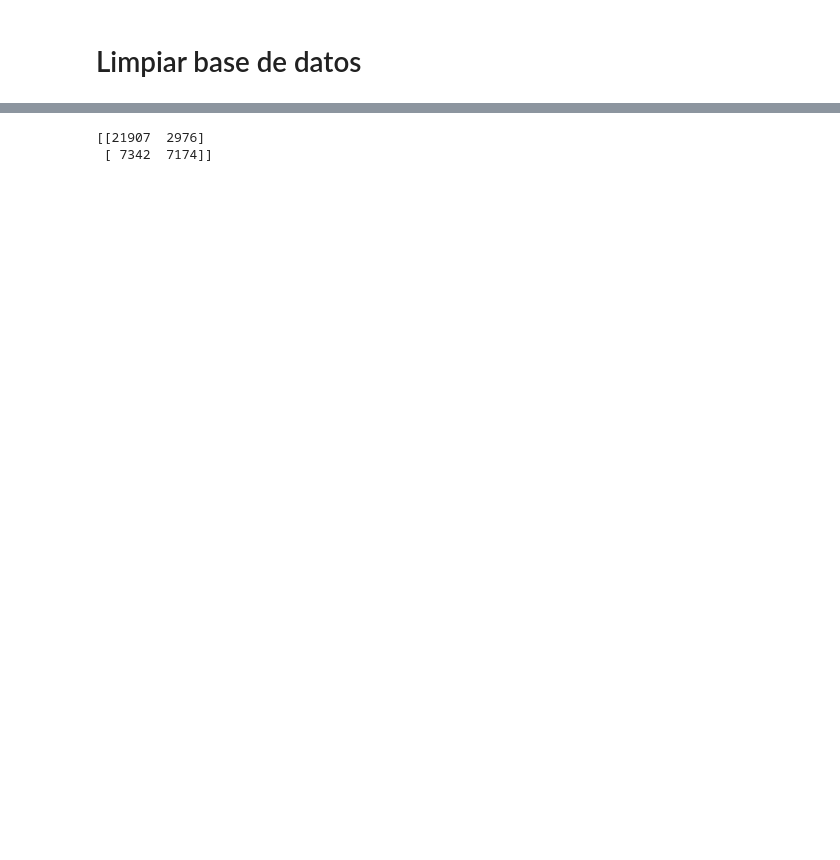
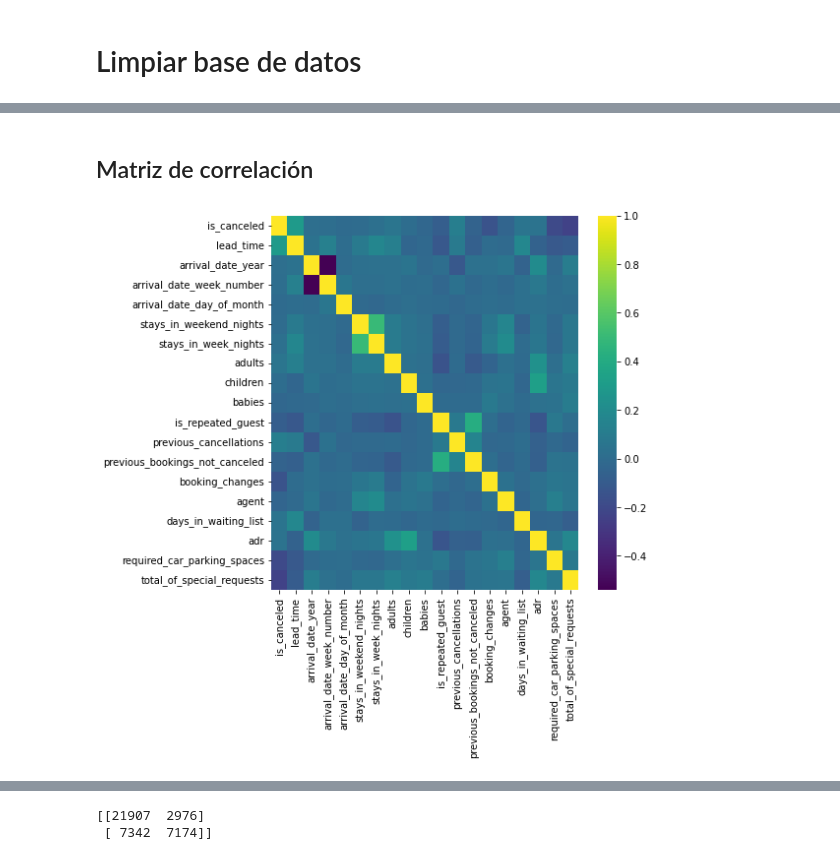
Before and after one commit to Felipelv199/mineria-de-datos, a Jupyter notebook: homeworks/02-homework/main.ipynb, the cells around one changed output, grey strips where cells are left out. Cells and saved outputs as stored; diff of their text form; code cells hidden in the pictures; blank space fills up the shorter version.

```diff
--- a/homeworks/02-homework/main.ipynb
+++ b/homeworks/02-homework/main.ipynb
@@ -123,0 +120,11 @@ dtype: int64
+# %% [markdown]
+## Matriz de correlación
+# %%
+import seaborn as sns
+
+correlation = data.corr()
+plt.figure(figsize=(7, 7))
+sns.heatmap(correlation, cmap='viridis')
+plt.show()
+# %% [output]
+[figure, added]
```
Also changed, not shown: parts of 59 cells of this notebook, 3 other files.
